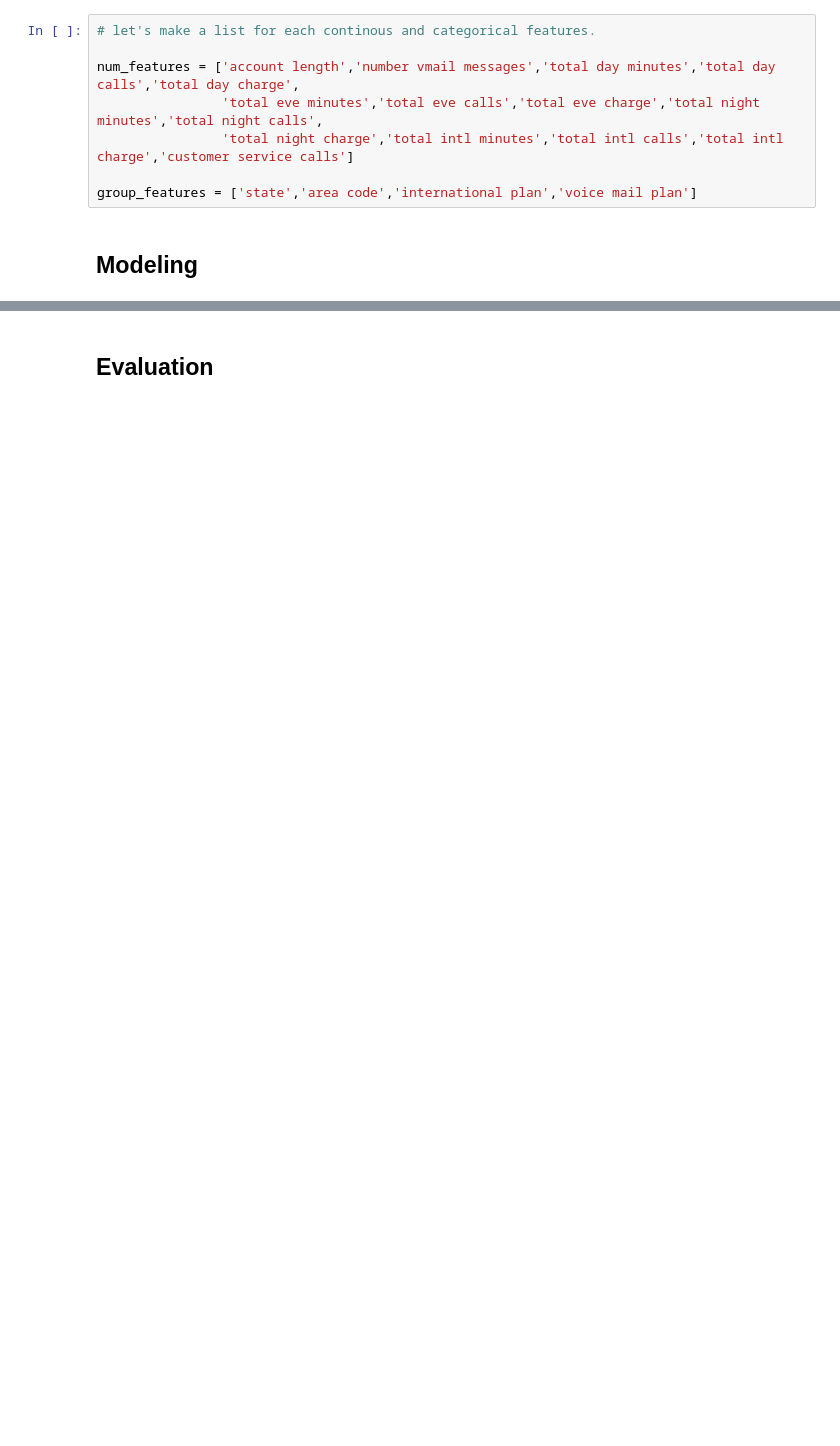
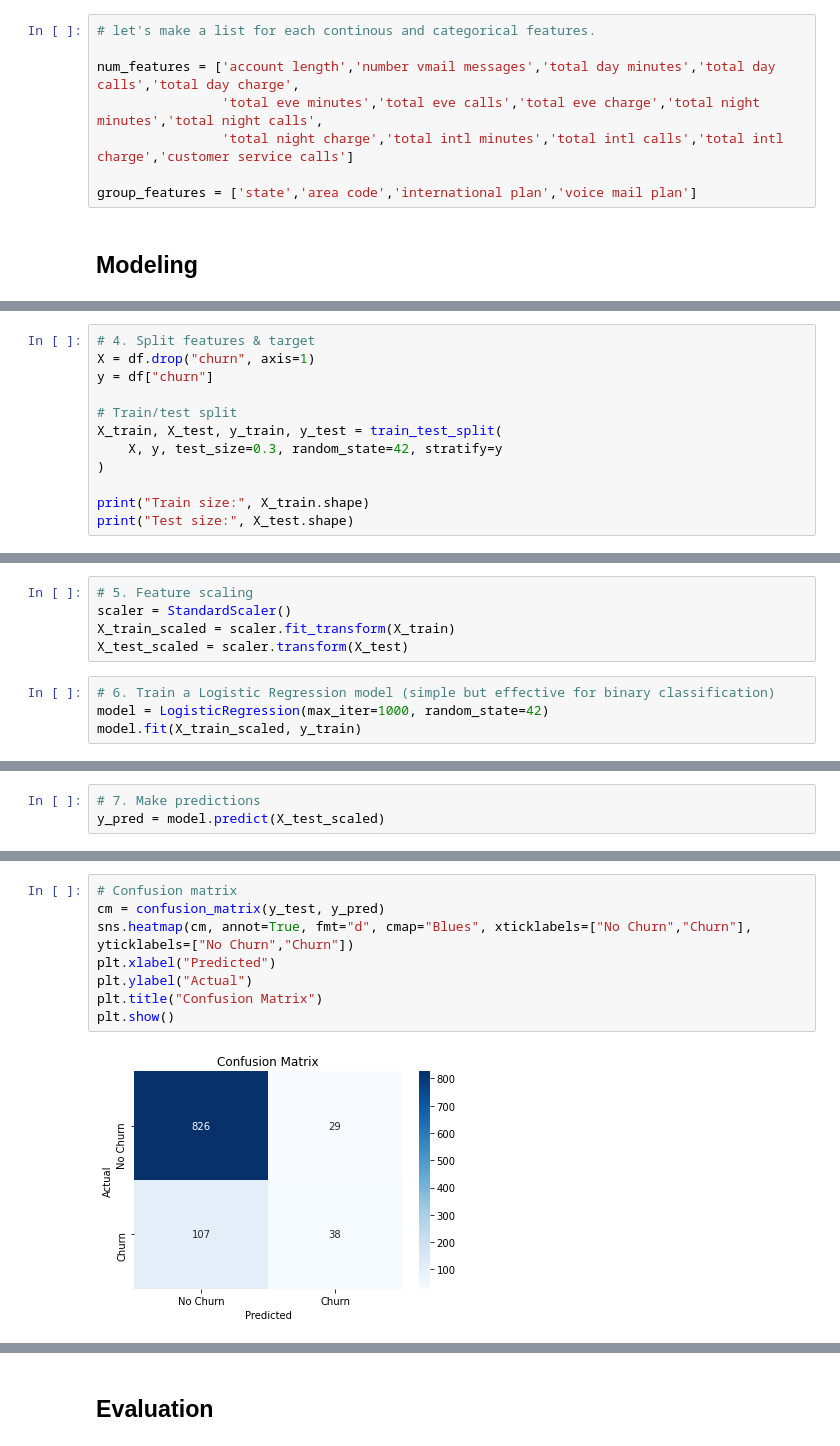
Before and after one commit to tolly00/Phase-3-project, a Jupyter notebook: index.ipynb, the cells around one changed output, grey strips where cells are left out. Saved outputs shown, nothing was run; the diff lists cells and outputs as text; blank space fills up the shorter version.

```diff
--- a/index.ipynb
+++ b/index.ipynb
@@ -137,0 +169,12 @@ group_features = ['state','area code','international plan','voice mail plan']
+# %%
+# 4. Split features & target
+X = df.drop("churn", axis=1)
+y = df["churn"]
+
+# Train/test split
+X_train, X_test, y_train, y_test = train_test_split(
+    X, y, test_size=0.3, random_state=42, stratify=y
+)
+
+print("Train size:", X_train.shape)
+print("Test size:", X_test.shape)
@@ -137,0 +184,9 @@ group_features = ['state','area code','international plan','voice mail plan']
+# %%
+# 5. Feature scaling
+scaler = StandardScaler()
+X_train_scaled = scaler.fit_transform(X_train)
+X_test_scaled = scaler.transform(X_test)
+# %%
+# 6. Train a Logistic Regression model (simple but effective for binary classification)
+model = LogisticRegression(max_iter=1000, random_state=42)
+model.fit(X_train_scaled, y_train)
@@ -137,0 +195,3 @@ group_features = ['state','area code','international plan','voice mail plan']
+# %%
+# 7. Make predictions
+y_pred = model.predict(X_test_scaled)
@@ -137,0 +221,10 @@ group_features = ['state','area code','international plan','voice mail plan']
+# %%
+# Confusion matrix
+cm = confusion_matrix(y_test, y_pred)
+sns.heatmap(cm, annot=True, fmt="d", cmap="Blues", xticklabels=["No Churn","Churn"], yticklabels=["No Churn","Churn"])
+plt.xlabel("Predicted")
+plt.ylabel("Actual")
+plt.title("Confusion Matrix")
+plt.show()
+# %% [output]
+[figure, added]
```
Also changed, not shown: parts of 8 cells of this notebook.
